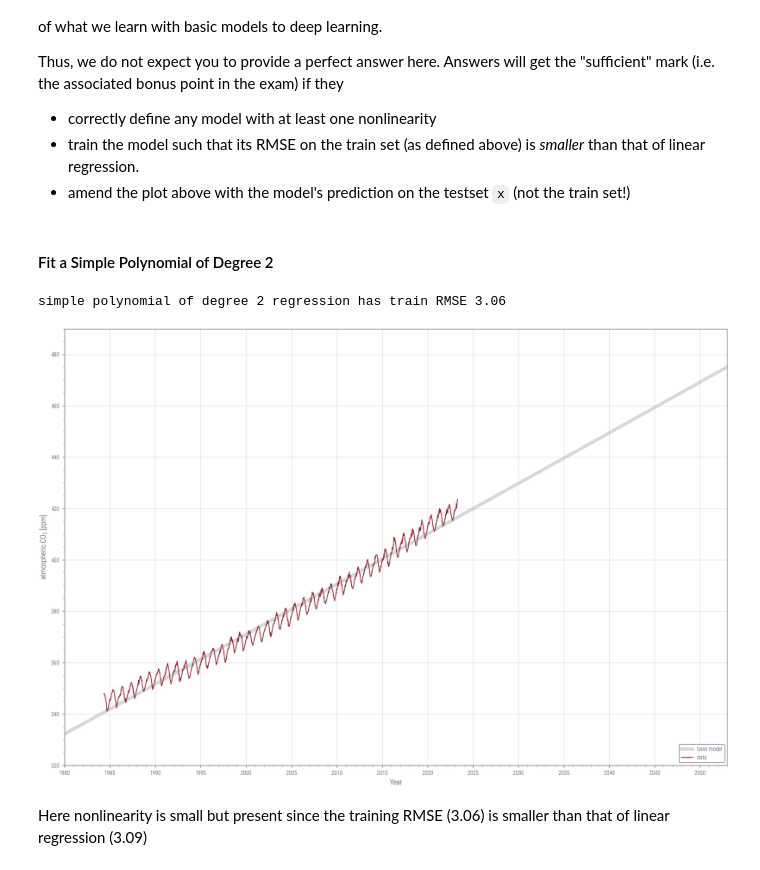
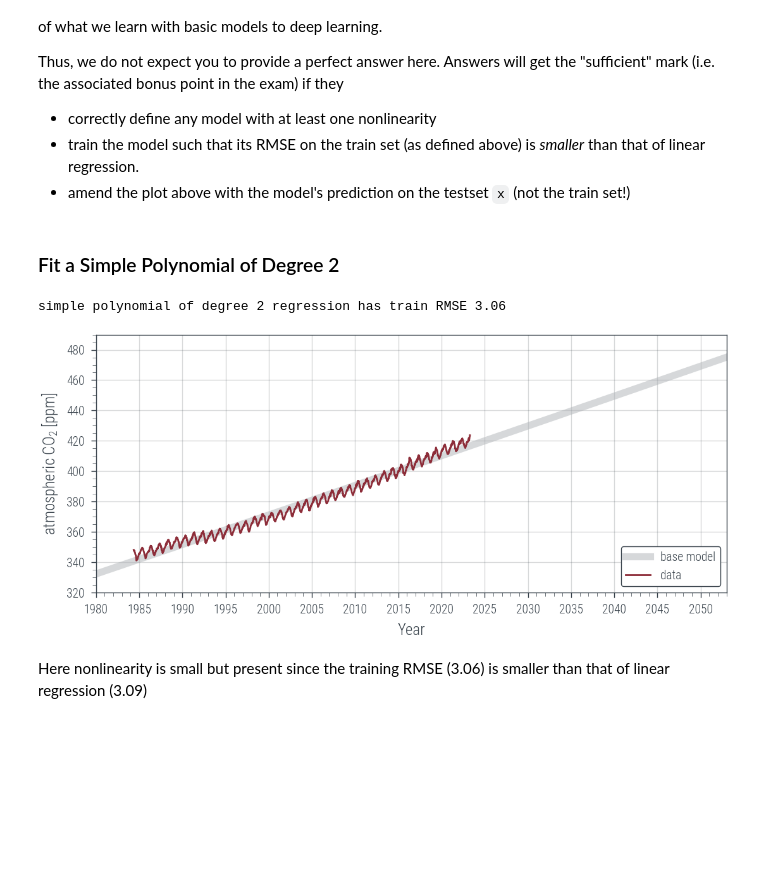
Before and after one commit to Bozcomlekci/PML, a Jupyter notebook: Ex01.ipynb, the cells around one changed output. Cells and saved outputs as stored; diff of their text form; code cells hidden in the pictures; blank space fills up the shorter version.

```diff
--- a/Ex01.ipynb
+++ b/Ex01.ipynb
@@ -336,37 +336,37 @@ Thus, we do not expect you to provide a perfect answer here. Answers will get th
 * train the model such that its RMSE on the train set (as defined above) is *smaller* than that of linear regression.
 * amend the plot above with the model's prediction on the testset `x` (not the train set!)
 # %% [markdown]
-#### Fit a Simple Polynomial of Degree 2
+### Fit a Simple Polynomial of Degree 2
 # %%
 # Fit a polynomial of degree 2 to the X data.
 phi = jnp.stack([jnp.ones(len(X)), jnp.asarray(X), jnp.asarray(X) ** 2])
 w = jnp.linalg.solve((phi @ phi.T), phi @ Y)
 Ypred_LinReg = w[0] + w[1] * X + w[2] * X ** 2
 
 # Compute the RMSE.
 print(f"simple polynomial of degree 2 regression has train RMSE {loss(Ypred_LinReg):0.2f}")
 
 # Plot the data and the polynomial.
 fig, ax = plt.subplots()
 # Change figure size
-fig.set_size_inches(12, 8)
+#fig.set_size_inches(10, 3)
 x = jnp.linspace(1980, 2053, 200)
 ax.plot(x, w[0] + w[1] * x + w[2] * x ** 2, color=rgb.tue_gray,
         lw=4, alpha=0.5, label="base model")
 ax.plot(X, Y, label="data")
 
 ax.set_xlabel("Year")
 ax.set_ylabel("atmospheric CO$_2$ [ppm]")
 ax.xaxis.set_major_locator(ticker.MultipleLocator(5))
 ax.xaxis.set_minor_locator(ticker.MultipleLocator(1))
 ax.yaxis.set_major_locator(ticker.MultipleLocator(20))
 ax.yaxis.set_minor_locator(ticker.MultipleLocator(5))
 ax.set_xlim([1980, 2053])
 ax.set_ylim([320, 490])
 ax.grid(which="major", axis="both")
 ax.legend(loc="lower right", framealpha=1, facecolor="w");
 # %% [output]
 simple polynomial of degree 2 regression has train RMSE 3.06
-[figure, old version]
+[figure, new version]
 # %% [markdown]
 Here nonlinearity is small but present since the training RMSE (3.06) is smaller than that of linear regression (3.09)
```
Also changed, not shown: parts of 6 cells of this notebook, 1 other file.
